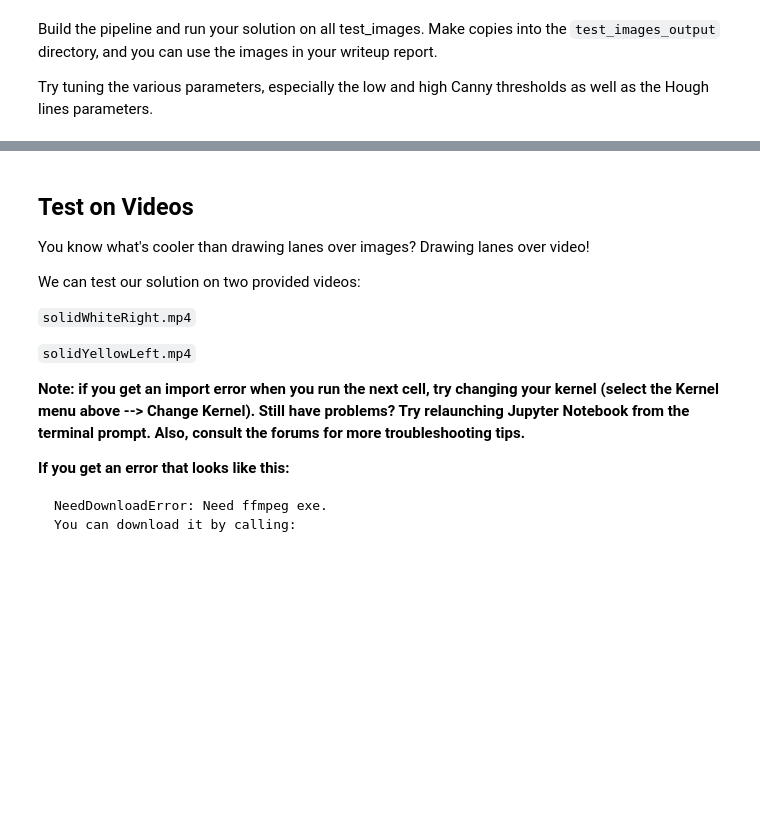
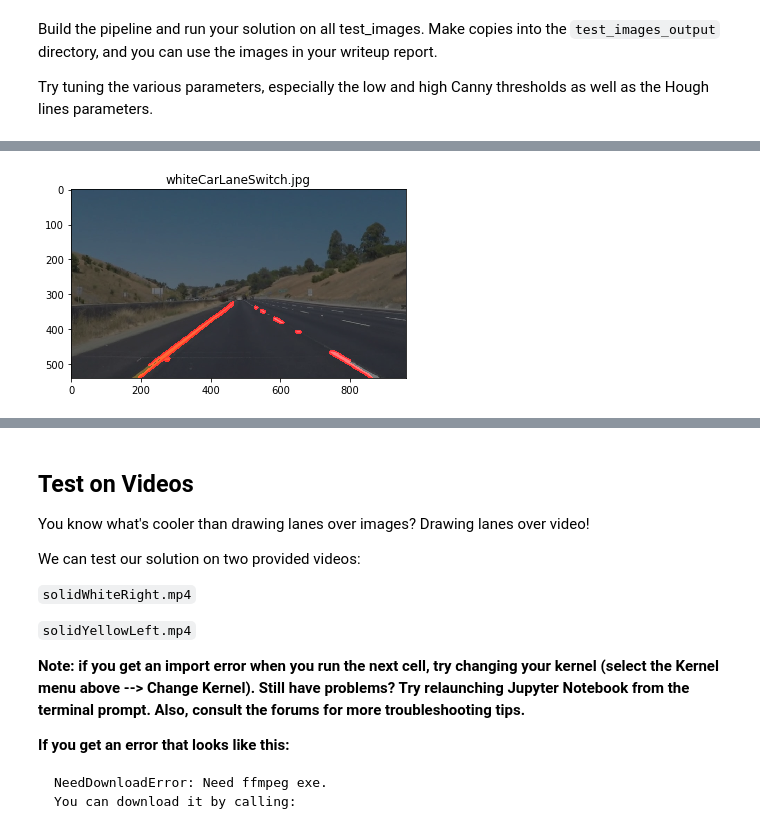
Before and after one commit to imayank/Finding-Lane-Lines-on-the-Road, a Jupyter notebook: FindingLanes.ipynb, the cells around one changed output, grey strips where cells are left out. Drawn from its saved outputs; the diff is of its cells as text; code cells hidden in the pictures; blank space fills up the shorter version.

```diff
--- a/FindingLanes.ipynb
+++ b/FindingLanes.ipynb
@@ -53,3 +43,17 @@ size = 30
+# %%
+#importing some useful packages
+import matplotlib.pyplot as plt
+import matplotlib.image as mpimg
+import numpy as np
+import cv2
+%matplotlib inline
+### Storing the parameters of the line found in earlier video frames. The line parameters estimated for current
+### frame is avereged with the earlier parameters to create  lane  lines that appear smooth in the video.
+### If not averaged the lines seems bit shaky in the video.
+left_lines = []  # stores (slope,intercept) of extrapolated lines in the left lane.
+right_lines= []  # stores (slope,intercept) of extrapolated lines in the right lane
+size = 30 # maximun size of the above two lists
+clr_msk=False # Flag that control whether to apply color mask or not
 # %% [markdown]
 ## Read in an Image
 # %%
@@ -264,8 +298,3 @@ os.listdir("test_images/")
 Build the pipeline and run your solution on all test_images. Make copies into the `test_images_output` directory, and you can use the images in your writeup report.
 
 Try tuning the various parameters, especially the low and high Canny thresholds as well as the Hough lines parameters.
-# %%
-low = np.uint8([[[230,230,0]]])
-up = np.uint8([[[255,255,128]]])
-print(cv2.cvtColor(low,cv2.COLOR_RGB2HLS))
-print(cv2.cvtColor(up,cv2.COLOR_RGB2HLS))
@@ -344,0 +301,77 @@ for image in os.listdir("test_images/"):
+# %%
+# TODO: Build your pipeline that will draw lane lines on the test_images
+# then save them to the test_images_output directory.
+
+def get_threshold(blr_image):
+    """
+    Function the takes input as gaussian smoothe grayscale image and outputs the low and high threshold values
+    to be used in canny edge detection.
+
+    It follows the method used in canny edge detection for calculating the gradient using sobel filter.
+    The 25th and 50th percentile calculated over unique values of gradient matrix is used as the low and high
+    threshold values.
+    """
+    sobelx = cv2.Sobel(blr_image,cv2.CV_64F,1,0,ksize=3) ## calculating gradient in x direction using sobel filter
+    sobely = cv2.Sobel(blr_image,cv2.CV_64F,0,1,ksize=3) ## calculating gradient in y direction using soble filter
+    grad = abs(sobelx)+abs(sobely) ## overall gradient as calcualted in Canny algorithm is the sum of the absolute values
+    unique, counts = np.unique(grad.flatten(), return_counts=True) ## Determining unique gradient values
+    high = np.median(unique)
+    low = np.median(unique[unique<high])
+    return low, high
+
+def color_mask(img):
+    """
+    Function applies yellow and white color mask over the original image, to identifu yellow and white color lanes.
+    Mostly helpful in the last challenge video, where edge detection is bit difficult in bright sunlight in RGB color space.
+    So the mask is applied in HLS color space in which the lane markings are quite distinguishable.
+    """
+    hls_img = cv2.cvtColor(img, cv2.COLOR_RGB2HLS) # convert to HLS color space
+    ##upper and lower limit for the white color mask, the range is determine by hit and trial and color picker
+    upper_limit = np.array([255,255,255])
+    lower_limit = np.array([0,200,0])
+    white = cv2.inRange(hls_img,lower_limit,upper_limit) ## white color mask
+    ## upper and lower limit for yeloow color mask, for yellow shade the hue is between 10 and 40, other parameters are
+    ## determined by hit and trial and color picker
+    lower_limit = np.array([10,0,100])
+    upper_limit = np.array([40,255,255])
+    yellow = cv2.inRange(hls_img,lower_limit,upper_limit) ## mask for yellow color
+    mask = cv2.bitwise_or(white,yellow) ## White and yellow color mask combined
+    res = cv2.bitwise_and(img,img,mask=mask) ## applying mask to the image
+    return res
+
+### Main pipeline function for detecting lanes and drawing lane lines. If flag equals 'default' it will draw line segments
+### Otherwise it will draw complete lines.
+### Vertices define the Region of Interest
+### test_img is the original image (as numpy array)
+### Other are HoughLine parameters
+def detect_lanes(test_img,vertices,rho,theta,threshold,min_line_len,max_line_gap,flag):
+    if clr_msk:
+        color_masked_img = color_mask(test_img)
+    else:
+        color_masked_img = test_img
+    gray = grayscale(color_masked_img) # Convert to grayscale
+    blur_gray = gaussian_blur(gray,7) # Smooth the image using 3x3 gaussian filter
+    low,high = get_threshold(blur_gray)
+    edges = canny(blur_gray,low,high) # Detecting edges in the blurred image, low_threshold=100, high_threshold=200
+    masked_edges = region_of_interest(edges, vertices) # Consider edges only in region of interest
+    # Draw lines using edges using hough transform
+    line_image = hough_lines(masked_edges, rho=rho, theta=theta, threshold=threshold, min_line_len=min_line_len, max_line_gap=max_line_gap,flag=flag)
+    lines_edges= weighted_img(line_image, test_img, α=0.5, β=1., γ=0) # Combine original image with the line image
+    plt.imshow(lines_edges) # Display the image
+    return lines_edges # return the combined image
+
+### Iterate over the test images, for each image detect and display the detecte4d line segments
+for image in os.listdir("test_images/"):
+    left_lines=[]
+    right_lines=[]
+    plt.figure() # Draw each image in seperate figures
+    plt.title(image) # Title of each image --- its filename
+    test_img = mpimg.imread("test_images/"+image) # Rading the image
+    imshape = test_img.shape # shape of the numpy array
+    ## Defining the region of interest as numpy array of vertices
+    vertices = np.array([[(imshape[1]*0.2,imshape[0]),(imshape[1]*0.4,imshape[0]*0.6),(imshape[1]*0.6,imshape[0]*0.6), (imshape[1]*0.9,imshape[0])]], dtype=np.int32)
+    ## Detecting the line segments using the main pipeline function and various tuned HoughLine parameters
+    line_edges = detect_lanes(test_img,vertices,rho=1, theta=(np.pi)*1/180, threshold=5, min_line_len=1, max_line_gap=1,flag='default')
+    cv2.imwrite("test_images_output/"+image,line_edges) # saving the image
+# %% [output]
+[figure, added]
```
Also changed, not shown: parts of 14 cells of this notebook, 28 other files.
